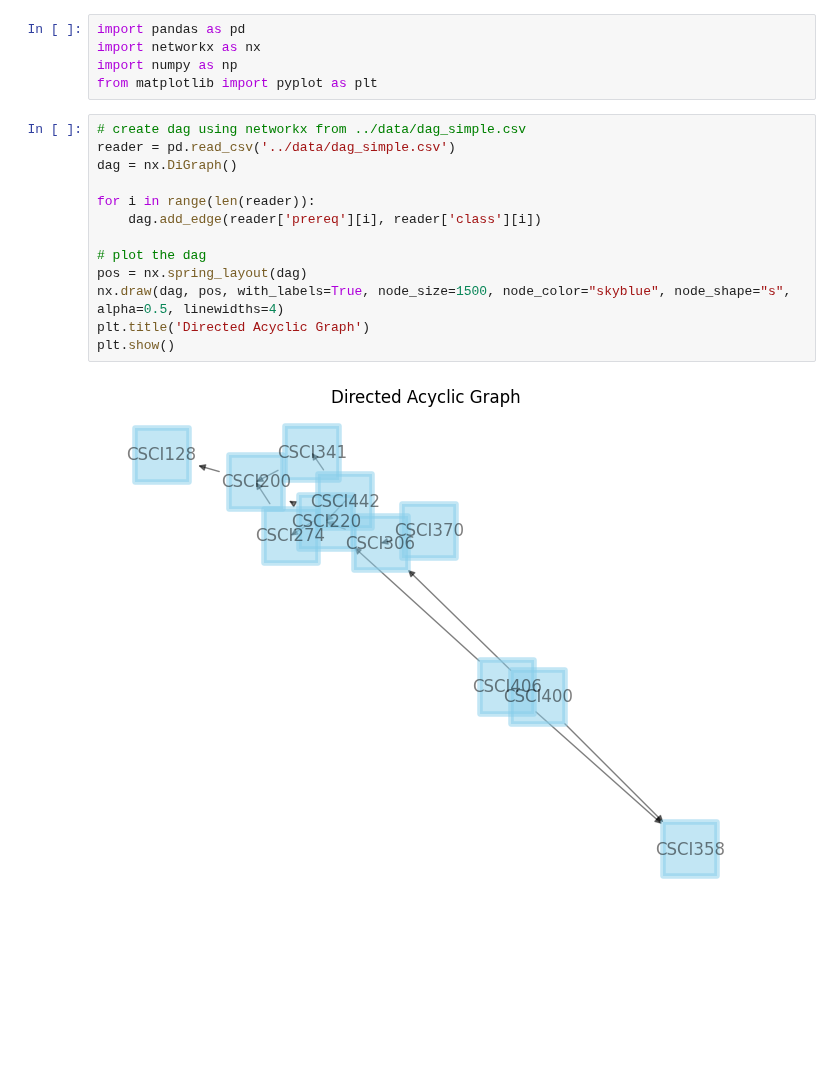
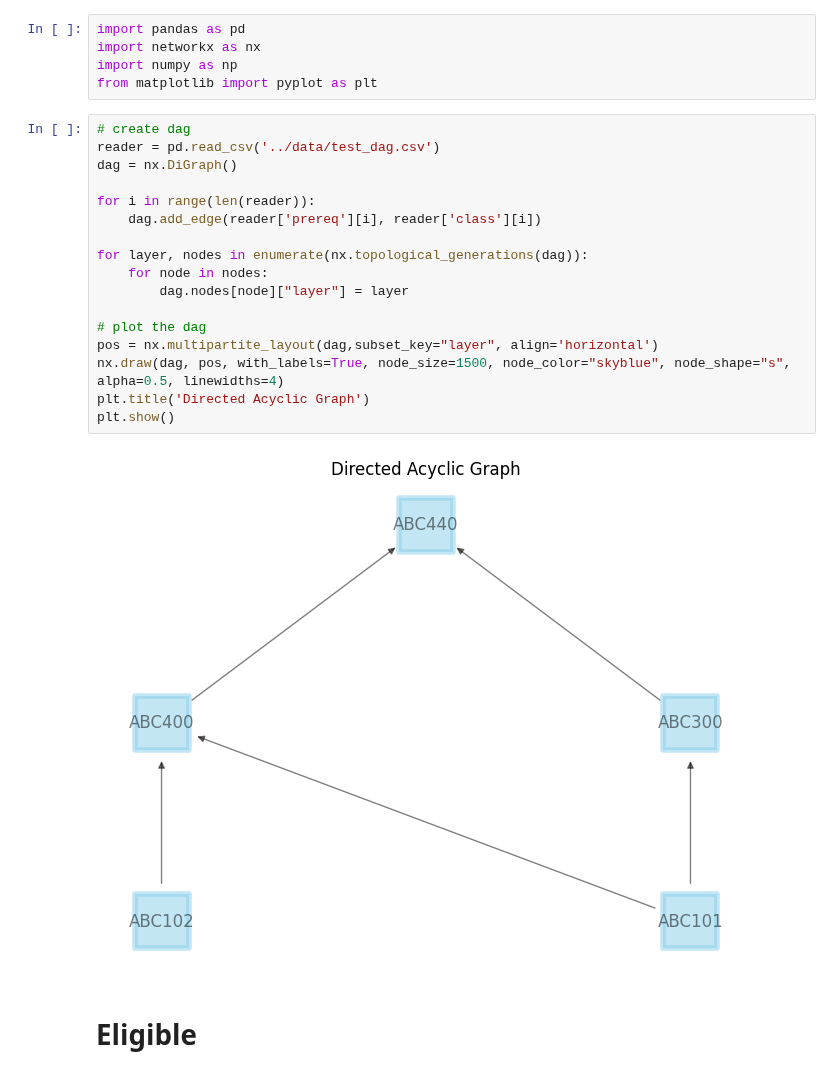
Before and after one commit to ifrycolorado/Enrollment_Project, a Jupyter notebook: src/dag.ipynb, the cells around one changed output. Saved outputs shown, nothing was run; the diff lists cells and outputs as text; blank space fills up the shorter version.

Commit message:
Carry through eligibility algorithm works on test set

```diff
--- a/src/dag.ipynb
+++ b/src/dag.ipynb
@@ -4,17 +4,23 @@ import networkx as nx
 import numpy as np
 from matplotlib import pyplot as plt
 # %%
-# create dag using networkx from ../data/dag_simple.csv
-reader = pd.read_csv('../data/dag_simple.csv')
+# create dag
+reader = pd.read_csv('../data/test_dag.csv')
 dag = nx.DiGraph()
 
 for i in range(len(reader)):
     dag.add_edge(reader['prereq'][i], reader['class'][i])
 
+for layer, nodes in enumerate(nx.topological_generations(dag)):
+    for node in nodes:
+        dag.nodes[node]["layer"] = layer
+
 # plot the dag
-pos = nx.spring_layout(dag)
+pos = nx.multipartite_layout(dag,subset_key="layer", align='horizontal')
 nx.draw(dag, pos, with_labels=True, node_size=1500, node_color="skyblue", node_shape="s", alpha=0.5, linewidths=4)
 plt.title('Directed Acyclic Graph')
 plt.show()
 # %% [output]
-[figure, old version]
+[figure, new version]
+# %% [markdown]
+# Eligible
```
Also changed, not shown: parts of 8 cells of this notebook, 1 other file.
